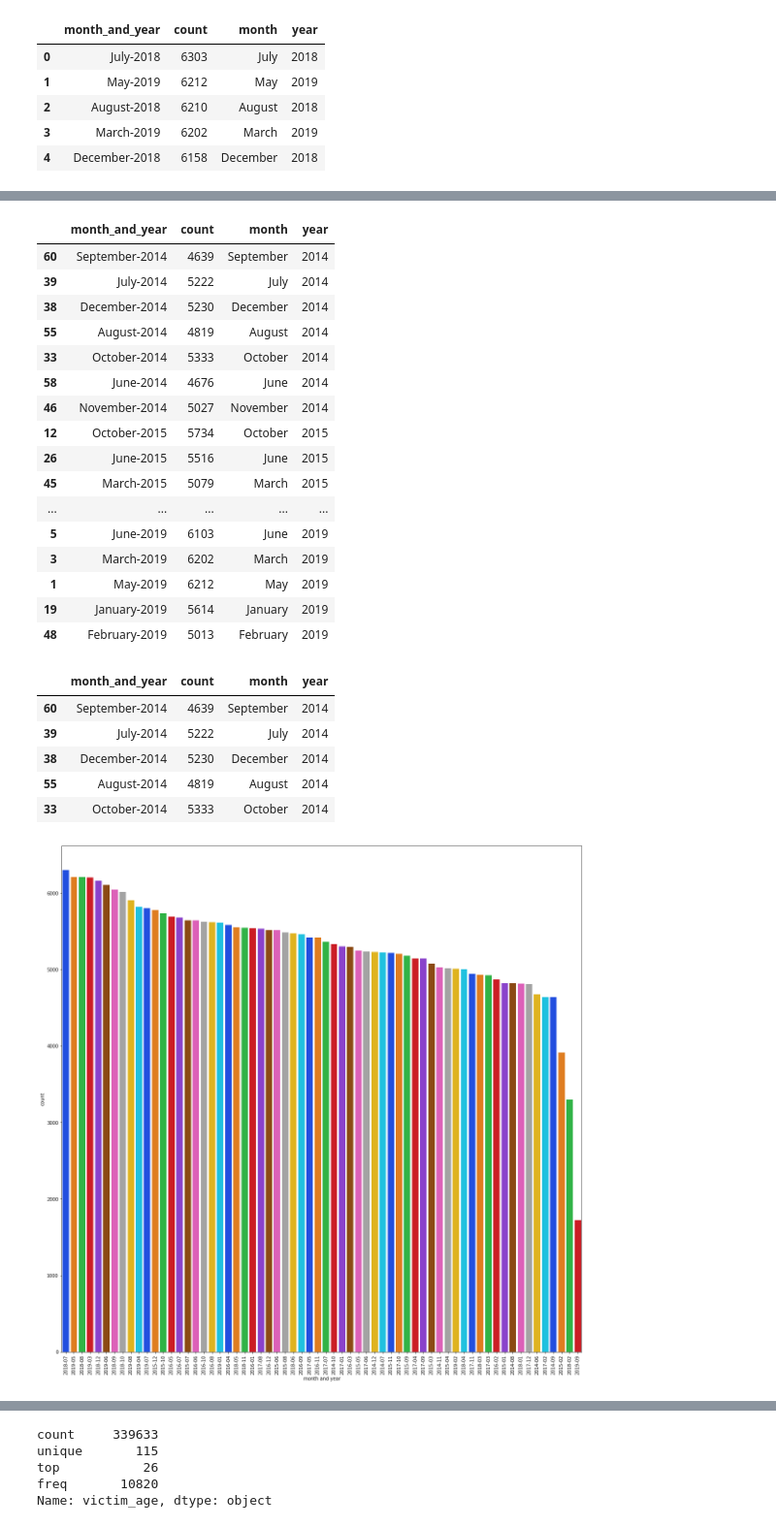
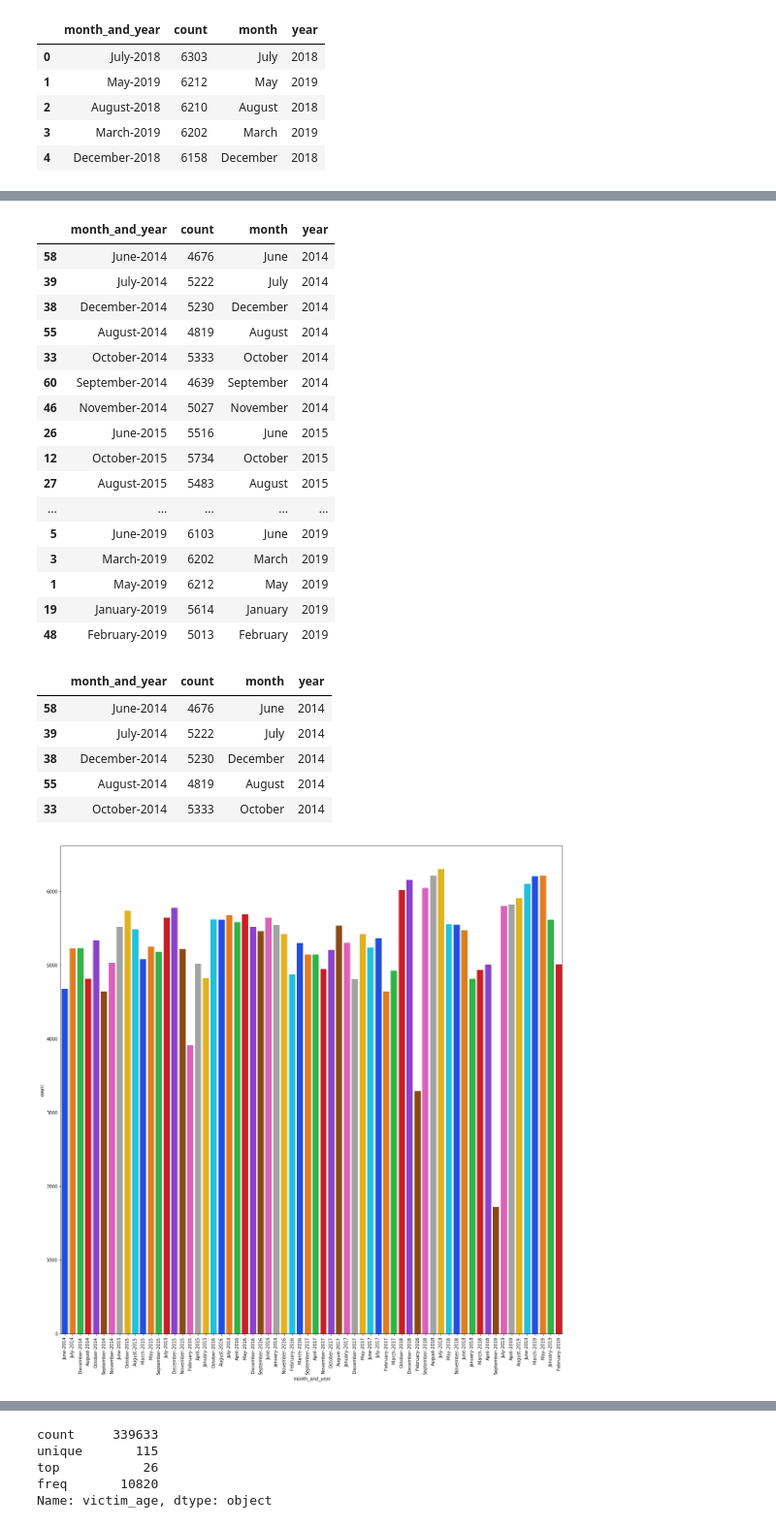
Before and after one commit to SteeleAlloy/final_capstone, a Jupyter notebook: dpd_data_eda.ipynb, the cells around one changed output, grey strips where cells are left out. Shown at 97% size. Saved outputs shown, nothing was run; the diff lists cells and outputs as text; code cells hidden in the pictures.

```diff
--- a/dpd_data_eda.ipynb
+++ b/dpd_data_eda.ipynb
@@ -306,3 +270,3 @@ Name: date_of_occurrence, dtype: datetime64[ns]
 # %%
 # Making a copy of the date of occurrence column to use as our index
-df['date'] = df['date_of_occurrence'].copy()
+df['date_index'] = df['date_of_occurrence'].copy()
@@ -319,6 +273,6 @@ Name: date, dtype: datetime64[ns]
 # %%
 # Setting our index to our new date column
-df.set_index('date', inplace = True)
+df.set_index('date_index', inplace = True)
 # %%
 # Sanity check that our index is now a date!
 df.head()
@@ -381,3 +304,7 @@ sns.distplot(df['year']);
+# %%
+# Let's make a year and date column!
+df['year']= df['date_of_occurrence'].dt.year
+df['date'] = df['date_of_occurrence'].dt.date
 # %%
 # Now that I finally have my data in a datetime format we need to get rid of extra crap
 df['year'].max()
@@ -555,16 +457,16 @@ keep_months = my_count.loc[my_count['count']>1000]
 keep_months
 # %% [output]
 |  | month_and_year | count | month | year |
-| 60 | September-2014 | 4639 | September | 2014 |
+| 58 | June-2014 | 4676 | June | 2014 |
 | 39 | July-2014 | 5222 | July | 2014 |
 | 38 | December-2014 | 5230 | December | 2014 |
 | 55 | August-2014 | 4819 | August | 2014 |
 | 33 | October-2014 | 5333 | October | 2014 |
-| 58 | June-2014 | 4676 | June | 2014 |
+| 60 | September-2014 | 4639 | September | 2014 |
 | 46 | November-2014 | 5027 | November | 2014 |
+| 26 | June-2015 | 5516 | June | 2015 |
 | 12 | October-2015 | 5734 | October | 2015 |
-| 26 | June-2015 | 5516 | June | 2015 |
-| 45 | March-2015 | 5079 | March | 2015 |
+| 27 | August-2015 | 5483 | August | 2015 |
 | ... | ... | ... | ... | ... |
 | 5 | June-2019 | 6103 | June | 2019 |
 | 3 | March-2019 | 6202 | March | 2019 |
@@ -577,7 +479,7 @@ keep_months.sort_values(['year', 'month'], ascending = [True, False])
 keep_months.head()
 # %% [output]
 |  | month_and_year | count | month | year |
-| 60 | September-2014 | 4639 | September | 2014 |
+| 58 | June-2014 | 4676 | June | 2014 |
 | 39 | July-2014 | 5222 | July | 2014 |
 | 38 | December-2014 | 5230 | December | 2014 |
 | 55 | August-2014 | 4819 | August | 2014 |
@@ -585,7 +487,7 @@ keep_months.head()
 # %%
 # Creating a  plot to look at the spread of crimes in specific month/year combinations
 plt.figure(figsize =(20,20))
-sns.barplot(x = keep_months['month and year'], y= keep_months['count'], data= keep_months, palette= 'bright')
+sns.barplot(x = keep_months['month_and_year'], y= keep_months['count'], data= keep_months, palette= 'bright')
 plt.xticks(rotation = 90);
 # %% [output]
-[figure, old version]
+[figure, new version]
```
Also changed, not shown: parts of 149 cells of this notebook, 1 other file.
